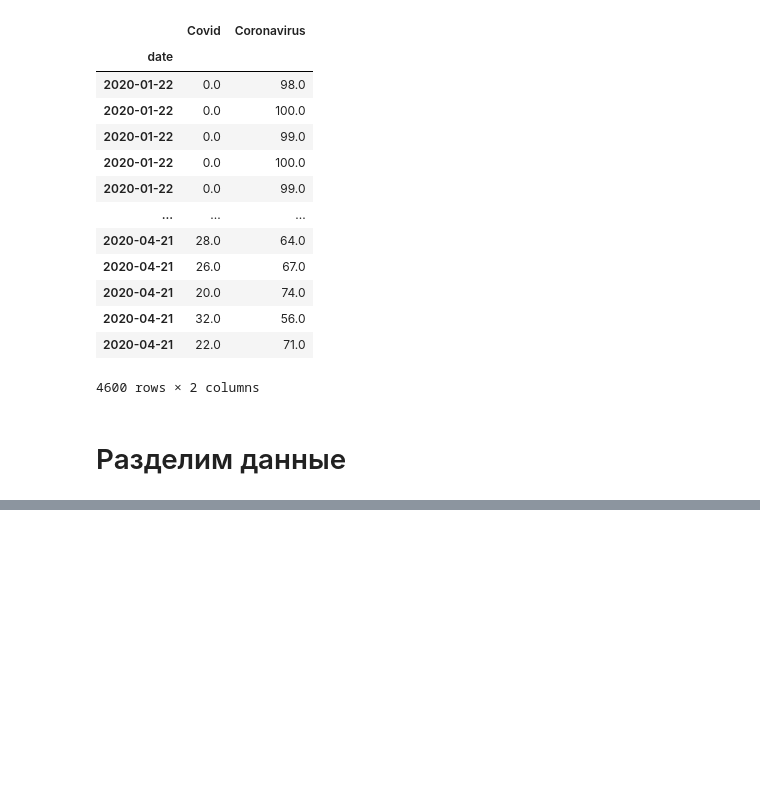
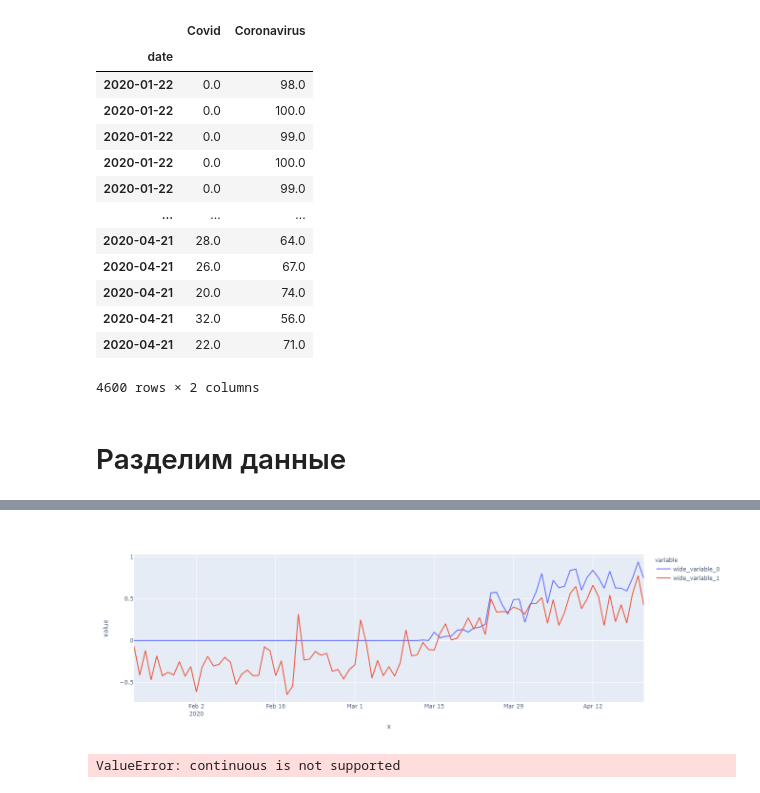
Before and after one commit to ed-pisarchuk/COVID-19-hakaton, a Jupyter notebook: fls_covid_mvp_baseline.ipynb, the cells around one changed output, grey strips where cells are left out. Drawn from its saved outputs; the diff is of its cells as text; code cells hidden in the pictures; blank space fills up the shorter version.

```diff
--- a/fls_covid_mvp_baseline.ipynb
+++ b/fls_covid_mvp_baseline.ipynb
@@ -176,0 +201,5 @@ test_df = df[:point_sel]
+# %%
+X = X_train_df[train_df.columns[2:]].values
+X[:-20]
+transformer = Normalizer().fit(X)
+X_norm = transformer.transform(X)
@@ -176,0 +216,2 @@ test_df = df[:point_sel]
+# %%
+reg = LinearRegression().fit(X_norm[:, 1:], X_norm[:, :1])
@@ -176,0 +237,6 @@ test_df = df[:point_sel]
+# %%
+test = X_test_df[test_df.columns[2:]].values
+#transformer = Normalizer().fit(test)
+test_norm = transformer.transform(test)
+# %%
+y_pred=reg.predict(test_norm[:, 1:])
@@ -176,0 +255,4 @@ test_df = df[:point_sel]
+# %%
+px.line(x=X_test_df.date, y=[test_norm[:, :1].reshape(1,-1)[0], y_pred.reshape(1,-1)[0]])
+# %% [output]
+[figure, added]
@@ -177,2 +261,6 @@ test_df = df[:point_sel]
+# %%
+accuracy_score(np.array(test_norm[:, :1].reshape(1,-1)[0]), np.array(test_norm[:, :1].reshape(1,-1)[0]))
+# %% [output]
+ValueError: continuous is not supported
 # %%
 # %% [output]
```
Also changed, not shown: parts of 14 cells of this notebook.
